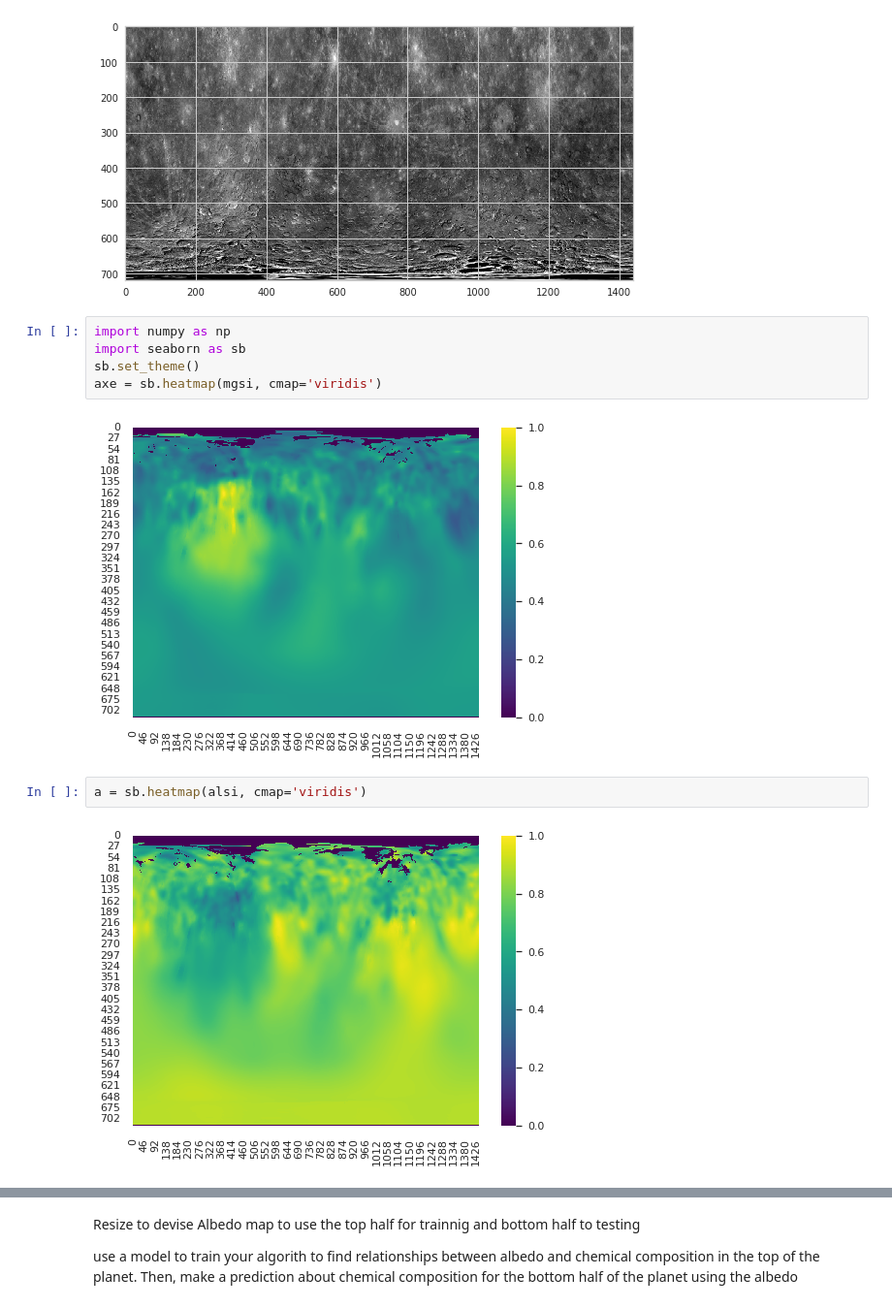
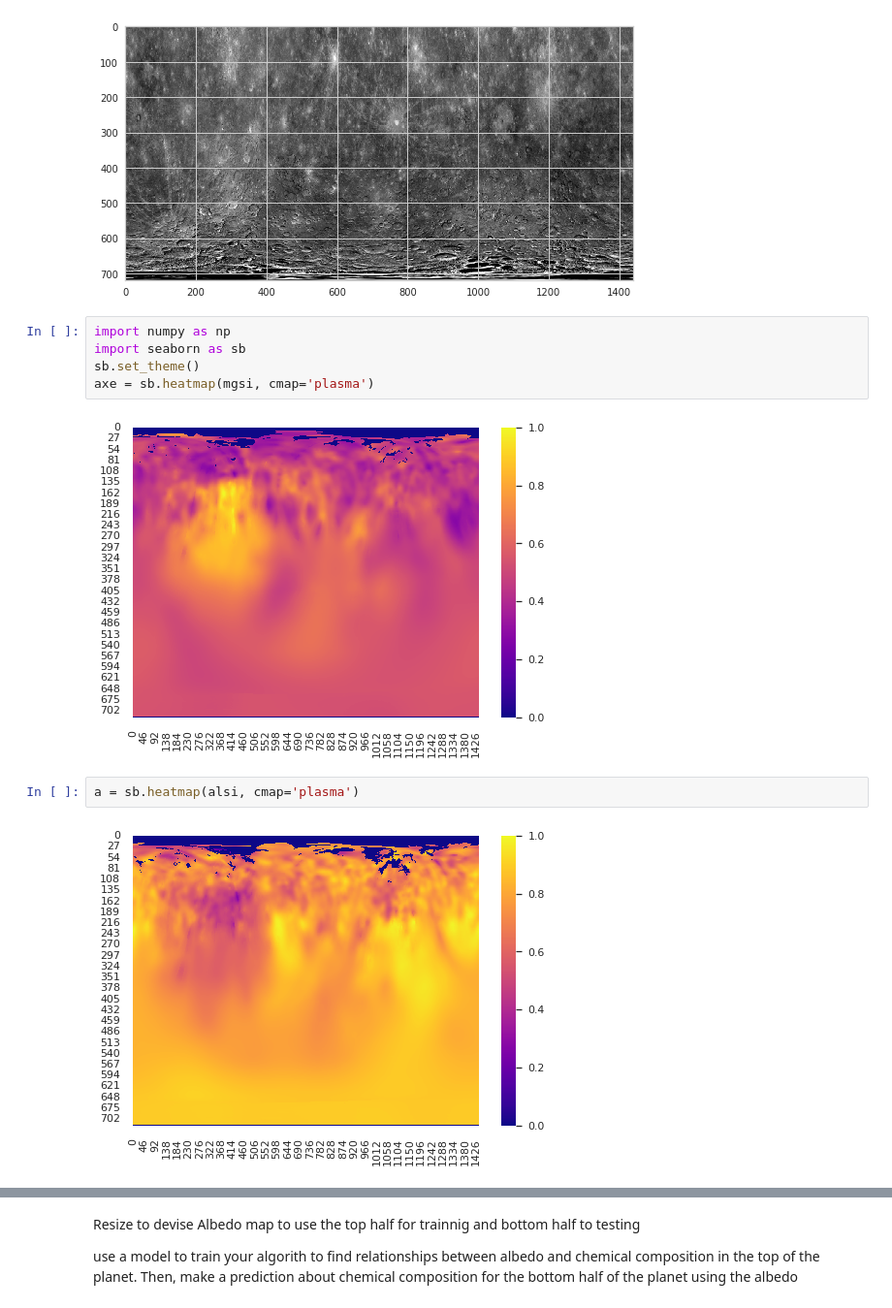
Before and after one commit to Anna-ray/ML4SCI_GSoC, a Jupyter notebook: machine-learning-model-for-albedo-of-mercuary-et.ipynb, the cells around one changed output, grey strips where cells are left out. Shown at 97% size. Cells and saved outputs as stored; diff of their text form.

```diff
--- a/machine-learning-model-for-albedo-of-mercuary-et.ipynb
+++ b/machine-learning-model-for-albedo-of-mercuary-et.ipynb
@@ -232,12 +232,12 @@ print(albedo_bottom.shape)
 # %%
 import numpy as np
 import seaborn as sb
 sb.set_theme()
-axe = sb.heatmap(mgsi, cmap='viridis')
+axe = sb.heatmap(mgsi, cmap='plasma')
 # %% [output]
-[figure, old version]
+[figure, new version]
 # %%
-a = sb.heatmap(alsi, cmap='viridis')
+a = sb.heatmap(alsi, cmap='plasma')
 # %% [output]
-[figure, old version]
+[figure, new version]
 # %%
```
Also changed, not shown: parts of 35 cells of this notebook.
